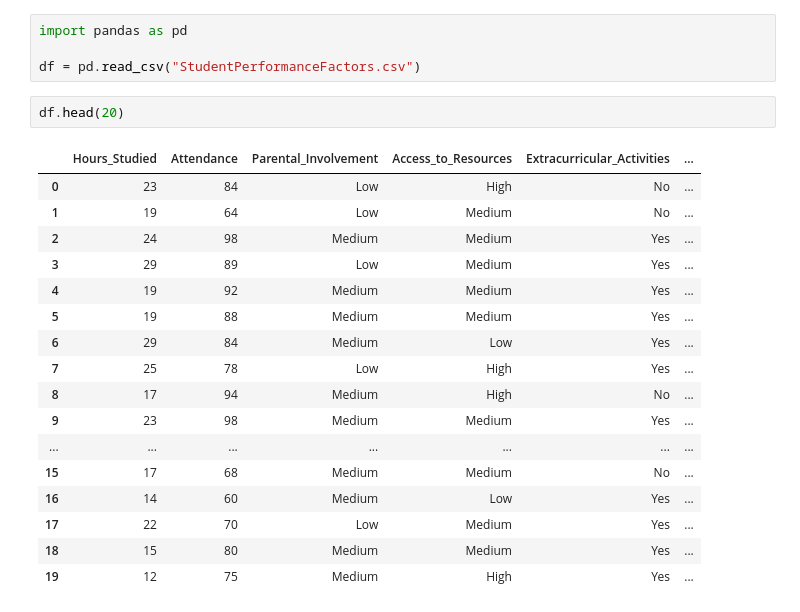
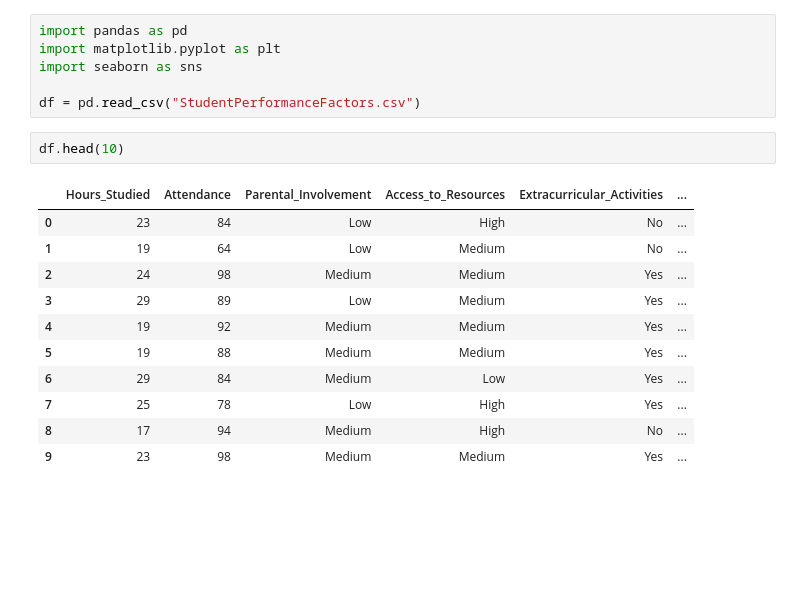
Before and after one commit to stefu1301/TDS-ML-starter_task, a Jupyter notebook: main.ipynb, the cells around one changed output. Cells and saved outputs as stored; diff of their text form; blank space fills up the shorter version.

```diff
--- a/main.ipynb
+++ b/main.ipynb
@@ -1,24 +1,20 @@
 # %%
 import pandas as pd
+import matplotlib.pyplot as plt
+import seaborn as sns
 
 df = pd.read_csv("StudentPerformanceFactors.csv")
 # %%
-df.head(20)
+df.head(10)
 # %% [output]
 |  | Hours_Studied | Attendance | Parental_Involvement | Access_to_Resources | Extracurricular_Activities | ... |
 | 0 | 23 | 84 | Low | High | No | ... |
 | 1 | 19 | 64 | Low | Medium | No | ... |
 | 2 | 24 | 98 | Medium | Medium | Yes | ... |
 | 3 | 29 | 89 | Low | Medium | Yes | ... |
 | 4 | 19 | 92 | Medium | Medium | Yes | ... |
 | 5 | 19 | 88 | Medium | Medium | Yes | ... |
 | 6 | 29 | 84 | Medium | Low | Yes | ... |
 | 7 | 25 | 78 | Low | High | Yes | ... |
 | 8 | 17 | 94 | Medium | High | No | ... |
 | 9 | 23 | 98 | Medium | Medium | Yes | ... |
-| ... | ... | ... | ... | ... | ... | ... |
-| 15 | 17 | 68 | Medium | Medium | No | ... |
-| 16 | 14 | 60 | Medium | Low | Yes | ... |
-| 17 | 22 | 70 | Low | Medium | Yes | ... |
-| 18 | 15 | 80 | Medium | Medium | Yes | ... |
-| 19 | 12 | 75 | Medium | High | Yes | ... |
```
Also changed, not shown: parts of 4 cells of this notebook.
